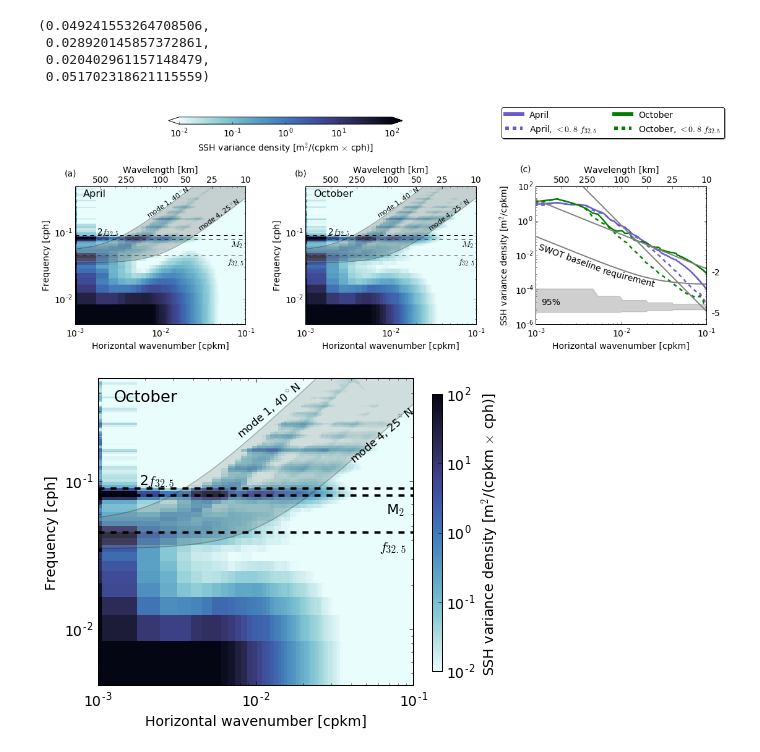
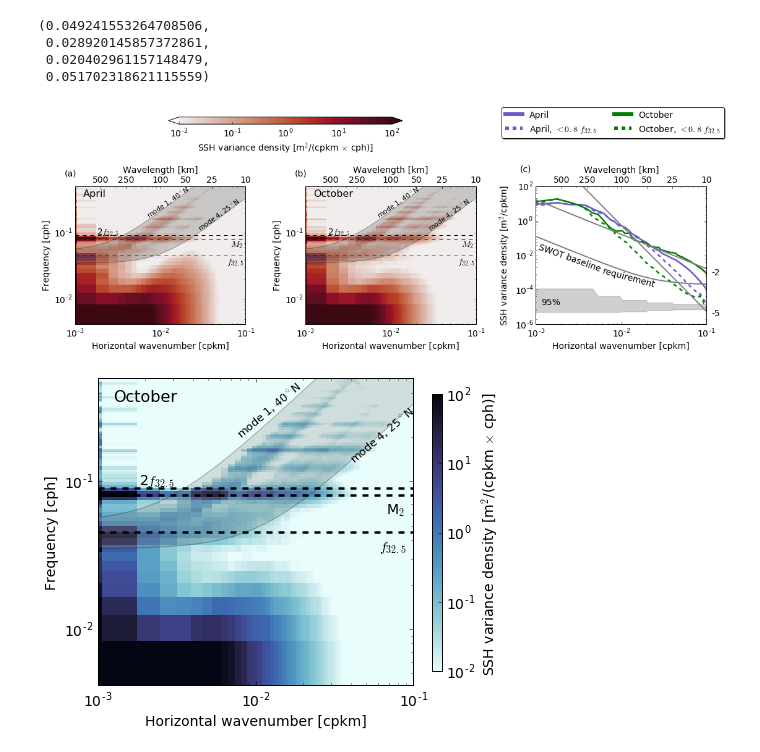
Before and after one commit to cesar-rocha/UpperOceanSeasonality, a Jupyter notebook: notebooks/WavenumberFrequencySpec.ipynb, the cells around one changed output. Saved outputs shown, nothing was run; the diff lists cells and outputs as text; code cells hidden in the pictures.

```diff
--- a/notebooks/WavenumberFrequencySpec.ipynb
+++ b/notebooks/WavenumberFrequencySpec.ipynb
@@ -391,7 +391,8 @@ ESWOT = 2.e-4 + 1.25e-7*(ki4320**-2)
 fig = plt.figure(figsize=(21,4.))
 
 ax = plt.subplot(131)
-plt.pcolormesh(ki4320,f4320,Eetaa4320.T,norm=LogNorm(vmin=vmin,vmax=vmax),cmap=cmocean.cm.ice_r)
+plt.pcolormesh(ki4320,f4320,Eetaa4320.T,norm=LogNorm(vmin=vmin,vmax=vmax),cmap=cmocean.cm.amp) #cmocean.cm.ice_r)
+
 ax.set_xscale("log", nonposx='clip')
 ax.set_yscale("log", nonposx='clip')
 plt.xlabel("Horizontal wavenumber [cpkm]")
@@ -409,7 +410,8 @@ plt.text(.75e-3,1/1.4,'(a)',fontsize=14)
 plt.subplots_adjust(left=None, bottom=None, right=None, top=None, wspace=None, hspace=None)
 
 ax = plt.subplot(132)
-cdensity = plt.pcolormesh(ki4320,f4320,Eetao4320.T,norm=LogNorm(vmin=vmin,vmax=vmax),cmap=cmocean.cm.ice_r)
+cdensity = plt.pcolormesh(ki4320,f4320,Eetao4320.T,norm=LogNorm(vmin=vmin,vmax=vmax),cmap=cmocean.cm.amp)#cmocean.cm.ice_r)
+
 ax.set_xscale("log", nonposx='clip')
 ax.set_yscale("log", nonposx='clip')
 plt.xlabel("Horizontal wavenumber [cpkm]")
@@ -450,34 +452,34 @@ plt.text(1.15e-3,1.4e-5,'95%',fontsize=14)
 
 plt.text(1.15e-1,7.e-4,'-2',fontsize=14)
 plt.text(1.15e-1,.3e-5,'-5',fontsize=14)
 plt.text(1./960,2.1e-2,'SWOT baseline',fontsize=14,rotation=-20)
 plt.text(1./170,.9e-3,'requirement',fontsize=14,rotation=-15)
 
 plt.loglog(kr,e2/.6e1,'.5',linewidth=2)
 plt.loglog(kr,8.5*e5/1.5e2,'.5',linewidth=2)
 plt.xlim(1.e-3,1e-1)
 plt.ylim(1.e-5,1.e2)
 plt.xlabel(r'Horizontal wavenumber [cpkm]')
 plt.ylabel(r'SSH variance density [m$^2$/cpkm]')
 #plt.text(3.e-2, 14, "SSH variance", size=16, rotation=0.,
 #         ha="center", va="center",
 #         bbox = dict(boxstyle="round",ec='k',fc='w'))
 plt.ylim(1.e-6,1.e2)
 plt.text(.65e-3,700.,'(c)',fontsize=14)
 plt.yticks([1.e-6,1.e-4,1.e-2,1.e0,1e2])
 add_second_axis(ax)
 
 fig.subplots_adjust(right=0.8)
 cbar_ax = fig.add_axes([0.225, 1.25, 0.25, 0.04])
 fig.colorbar(cdensity, cax=cbar_ax,label=r'SSH variance density [m$^2$/(cpkm $\times$ cph)]'
              ,extend='both',orientation='horizontal')
 
 lg = ax.legend(loc=(-0.2,1.35), ncol=2, fancybox=True,frameon=True, shadow=True)
 leg_width(lg,fs=6)
 
 plt.savefig(__dest__[0],dpi=100,bbox_inches='tight')
 # %% [output]
-[figure, old version]
+[figure, new version]
 # %%
 fig = plt.figure(figsize=(6.5,5.5))
 ax = plt.subplot(111)
```
Also changed, not shown: parts of 3 cells of this notebook, 11 other files.
